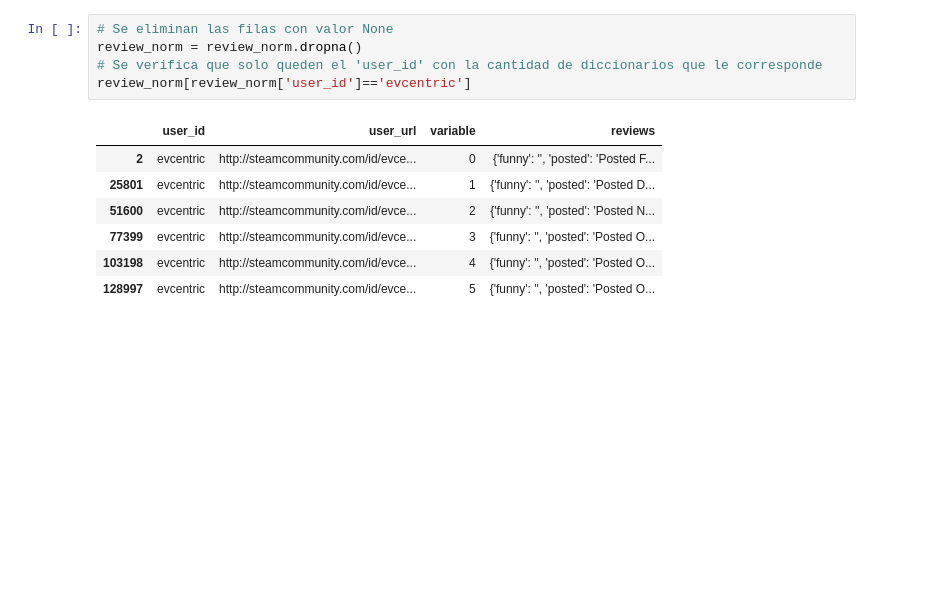
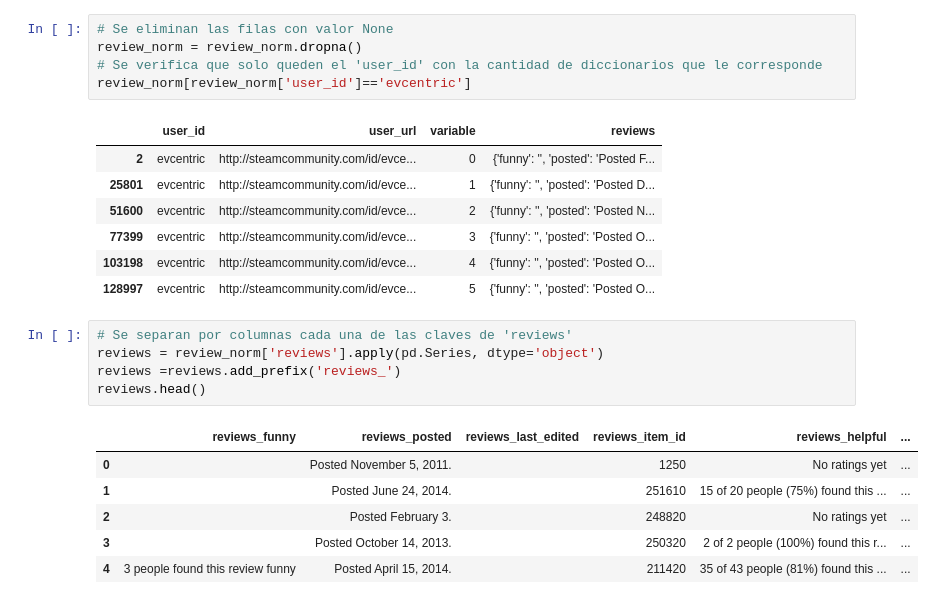
Before and after one commit to Ivan2125/MLOps-Steam, a Jupyter notebook: 02-etl-reviews.ipynb, the cells around one changed output. Drawn from its saved outputs; the diff is of its cells as text; blank space fills up the shorter version.

```diff
--- a/02-etl-reviews.ipynb
+++ b/02-etl-reviews.ipynb
@@ -215,3 +213,15 @@ review_norm[review_norm['user_id']=='evcentric']
 | 77399 | evcentric | http://steamcommunity.com/id/evce... | 3 | {'funny': '', 'posted': 'Posted O... |
 | 103198 | evcentric | http://steamcommunity.com/id/evce... | 4 | {'funny': '', 'posted': 'Posted O... |
 | 128997 | evcentric | http://steamcommunity.com/id/evce... | 5 | {'funny': '', 'posted': 'Posted O... |
+# %%
+# Se separan por columnas cada una de las claves de 'reviews'
+reviews = review_norm['reviews'].apply(pd.Series, dtype='object')
+reviews =reviews.add_prefix('reviews_')
+reviews.head()
+# %% [output]
+|  | reviews_funny | reviews_posted | reviews_last_edited | reviews_item_id | reviews_helpful | ... |
+| 0 |  | Posted November 5, 2011. |  | 1250 | No ratings yet | ... |
+| 1 |  | Posted June 24, 2014. |  | 251610 | 15 of 20 people (75%) found this ... | ... |
+| 2 |  | Posted February 3. |  | 248820 | No ratings yet | ... |
+| 3 |  | Posted October 14, 2013. |  | 250320 | 2 of 2 people (100%) found this r... | ... |
+| 4 | 3 people found this review funny | Posted April 15, 2014. |  | 211420 | 35 of 43 people (81%) found this ... | ... |
```
Also changed, not shown: parts of 22 cells of this notebook.
